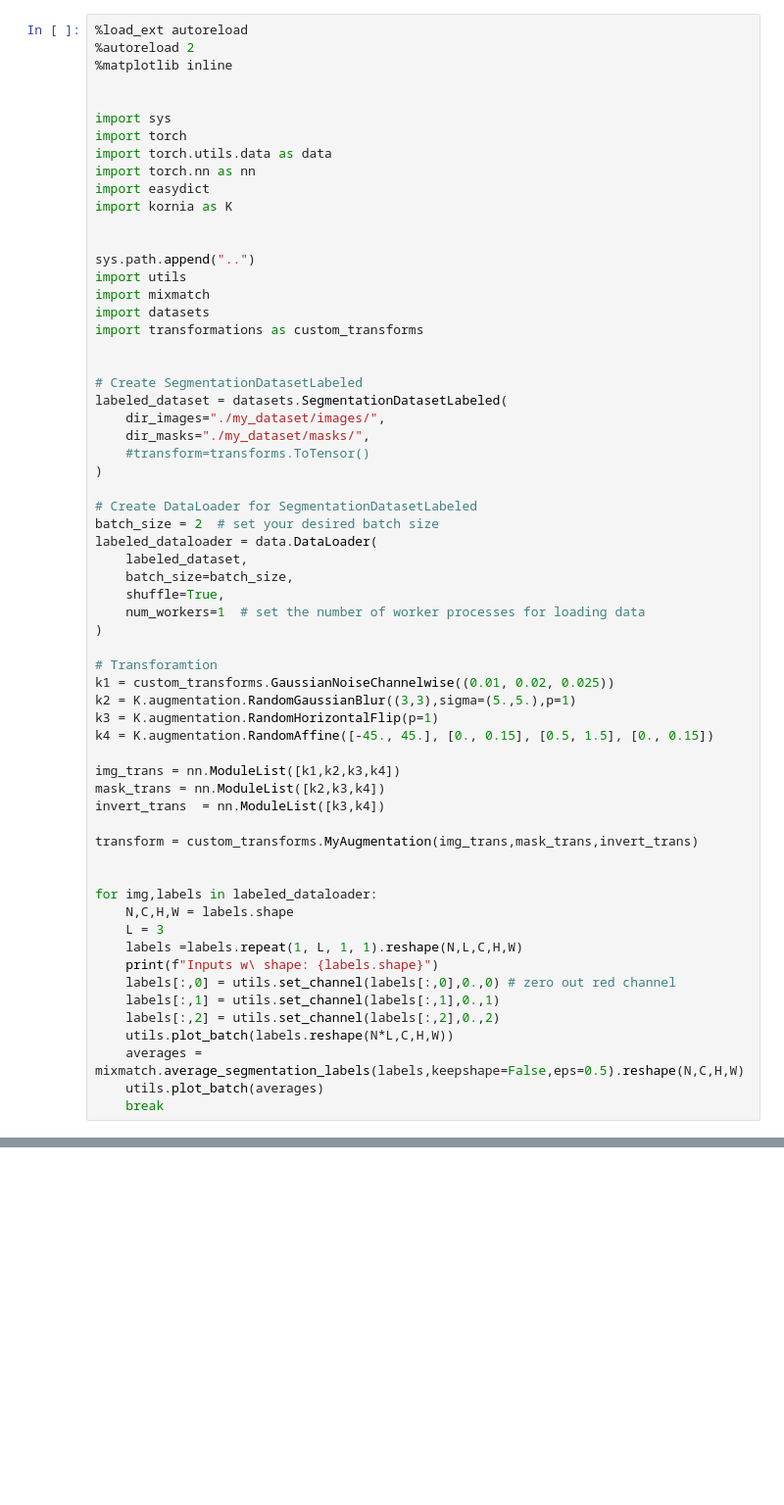
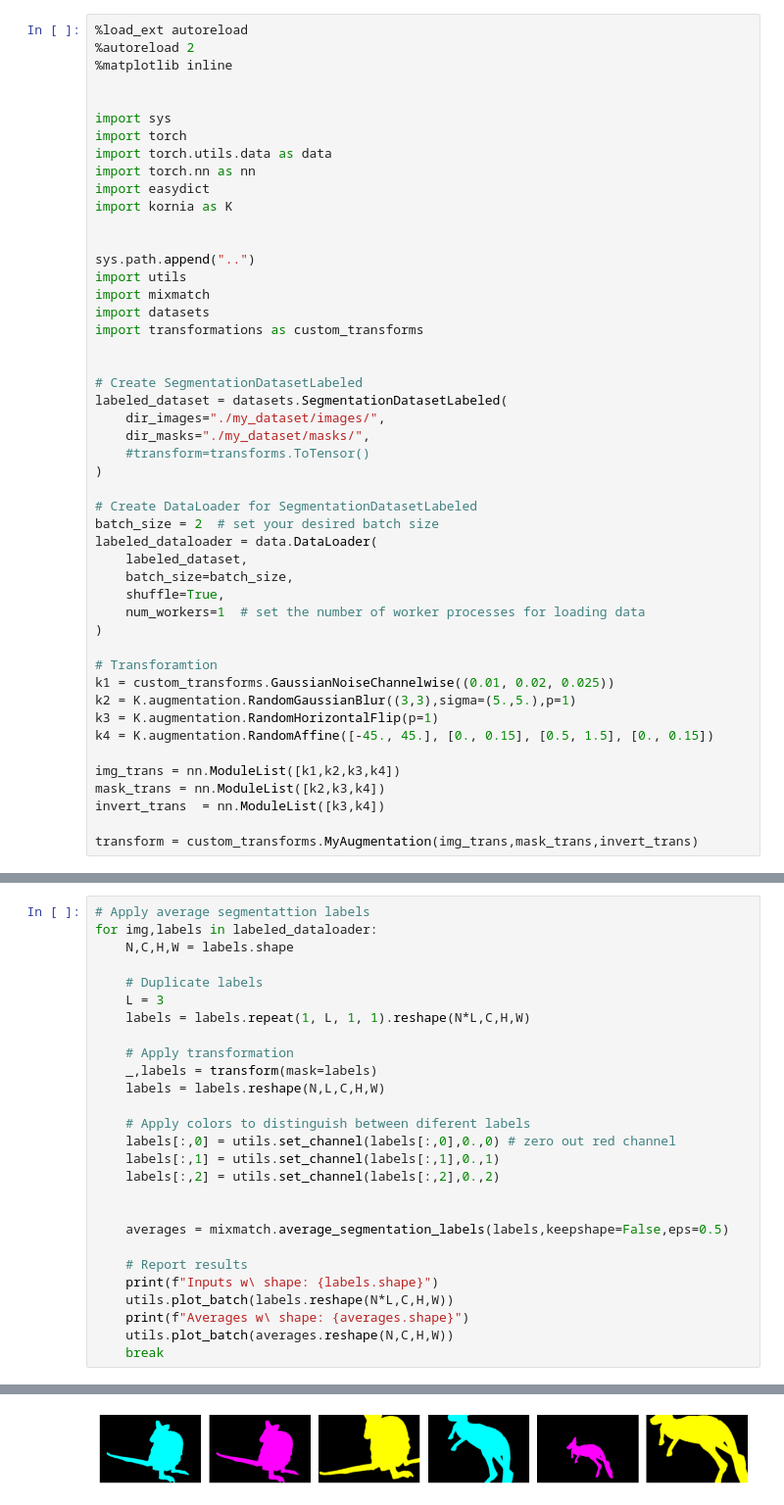
Before and after one commit to hruskan1/SSL-diploma-thesis, a Jupyter notebook: mixmatch/examples/average_segmentation_labels_test.ipynb, the cells around one changed output, grey strips where cells are left out. Shown at 98% size. Cells and saved outputs as stored; diff of their text form; blank space fills up the shorter version.

```diff
--- a/mixmatch/examples/average_segmentation_labels_test.ipynb
+++ b/mixmatch/examples/average_segmentation_labels_test.ipynb
@@ -46,17 +48,3 @@ mask_trans = nn.ModuleList([k2,k3,k4])
 invert_trans  = nn.ModuleList([k3,k4])
 
 transform = custom_transforms.MyAugmentation(img_trans,mask_trans,invert_trans)
-
-
-for img,labels in labeled_dataloader:
-    N,C,H,W = labels.shape
-    L = 3
-    labels =labels.repeat(1, L, 1, 1).reshape(N,L,C,H,W)
-    print(f"Inputs w\ shape: {labels.shape}")
-    labels[:,0] = utils.set_channel(labels[:,0],0.,0) # zero out red channel
-    labels[:,1] = utils.set_channel(labels[:,1],0.,1)
-    labels[:,2] = utils.set_channel(labels[:,2],0.,2)
-    utils.plot_batch(labels.reshape(N*L,C,H,W))
-    averages = mixmatch.average_segmentation_labels(labels,keepshape=False,eps=0.5).reshape(N,C,H,W)
-    utils.plot_batch(averages)
-    break
@@ -70,0 +57,28 @@ avgs.shape=torch.Size([2, 1, 3, 321, 481])
+# %%
+# Apply average segmentattion labels
+for img,labels in labeled_dataloader:
+    N,C,H,W = labels.shape
+
+    # Duplicate labels
+    L = 3
+    labels = labels.repeat(1, L, 1, 1).reshape(N*L,C,H,W)
+
+    # Apply transformation
+    _,labels = transform(mask=labels)
+    labels = labels.reshape(N,L,C,H,W)
+
+    # Apply colors to distinguish between diferent labels
+    labels[:,0] = utils.set_channel(labels[:,0],0.,0) # zero out red channel
+    labels[:,1] = utils.set_channel(labels[:,1],0.,1)
+    labels[:,2] = utils.set_channel(labels[:,2],0.,2)
+
+
+    averages = mixmatch.average_segmentation_labels(labels,keepshape=False,eps=0.5)
+
+    # Report results
+    print(f"Inputs w\ shape: {labels.shape}")
+    utils.plot_batch(labels.reshape(N*L,C,H,W))
+    print(f"Averages w\ shape: {averages.shape}")
+    utils.plot_batch(averages.reshape(N,C,H,W))
+    break
+# %% [output]
@@ -70,0 +86 @@ avgs.shape=torch.Size([2, 1, 3, 321, 481])
+[figure, added]
```
Also changed, not shown: parts of 6 cells of this notebook.
